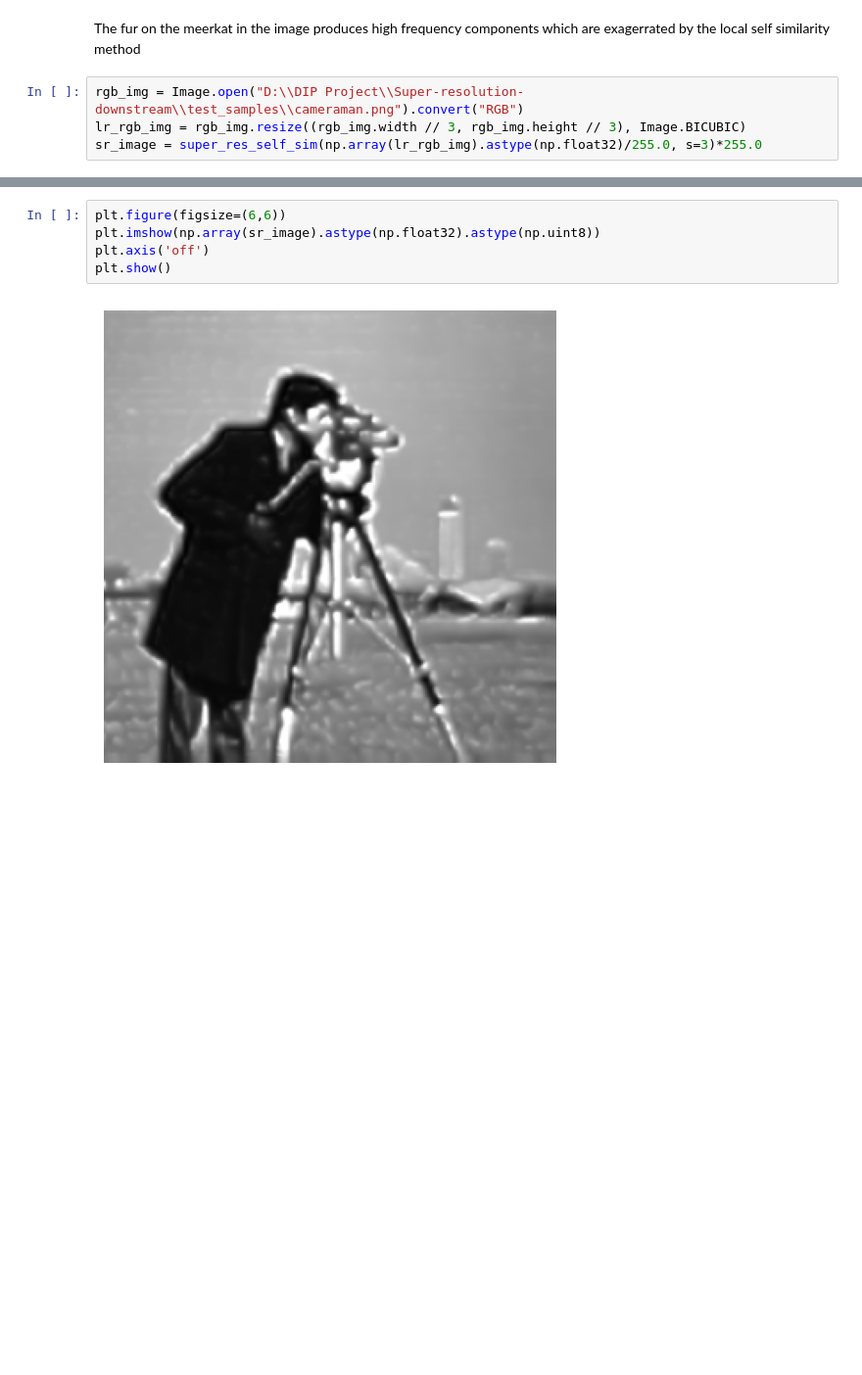
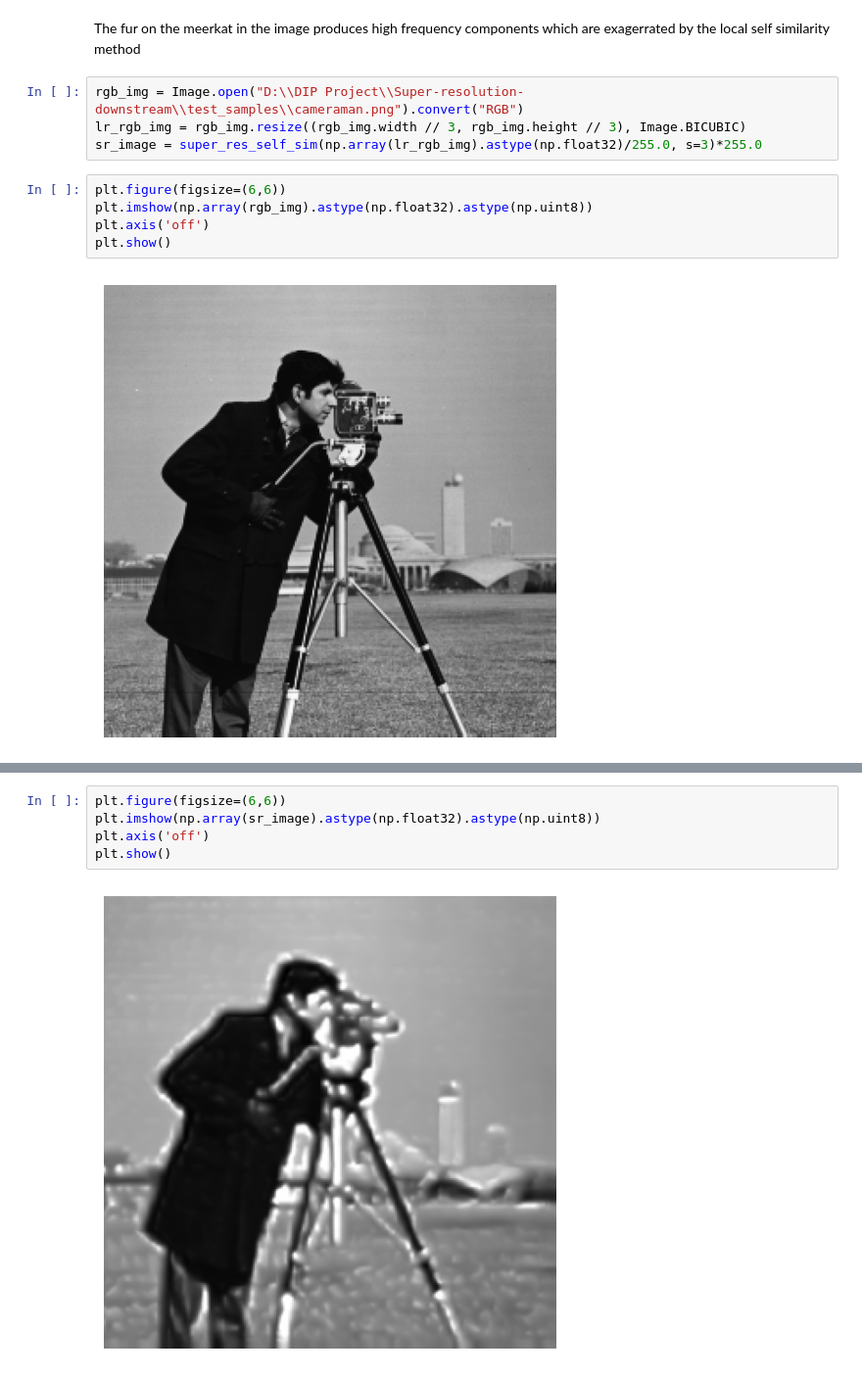
Before and after one commit to Rohit-Annamaneni-1207/Super-resolution-downstream, a Jupyter notebook: demo.ipynb, the cells around one changed output, grey strips where cells are left out. Shown at 98% size. Cells and saved outputs as stored; diff of their text form; blank space fills up the shorter version.

```diff
--- a/demo.ipynb
+++ b/demo.ipynb
@@ -84,3 +84,10 @@ The fur on the meerkat in the image produces high frequency components which are
 rgb_img = Image.open("D:\\DIP Project\\Super-resolution-downstream\\test_samples\\cameraman.png").convert("RGB")
 lr_rgb_img = rgb_img.resize((rgb_img.width // 3, rgb_img.height // 3), Image.BICUBIC)
 sr_image = super_res_self_sim(np.array(lr_rgb_img).astype(np.float32)/255.0, s=3)*255.0
+# %%
+plt.figure(figsize=(6,6))
+plt.imshow(np.array(rgb_img).astype(np.float32).astype(np.uint8))
+plt.axis('off')
+plt.show()
+# %% [output]
+[figure, added]
```
Also changed, not shown: parts of 6 cells of this notebook.
